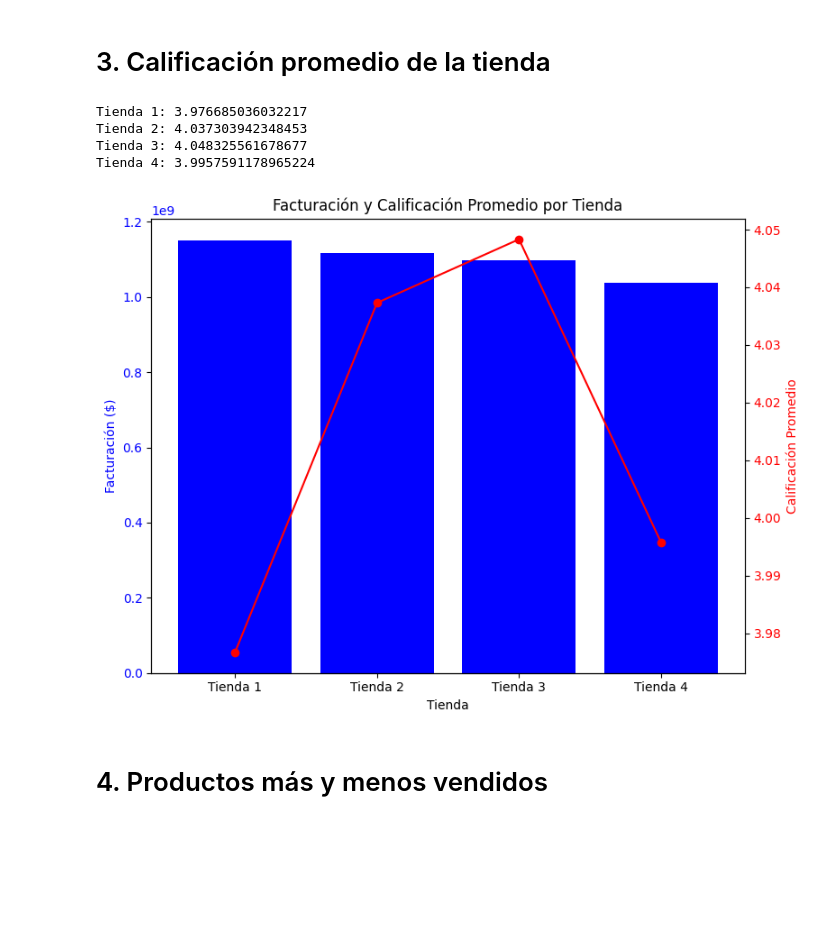
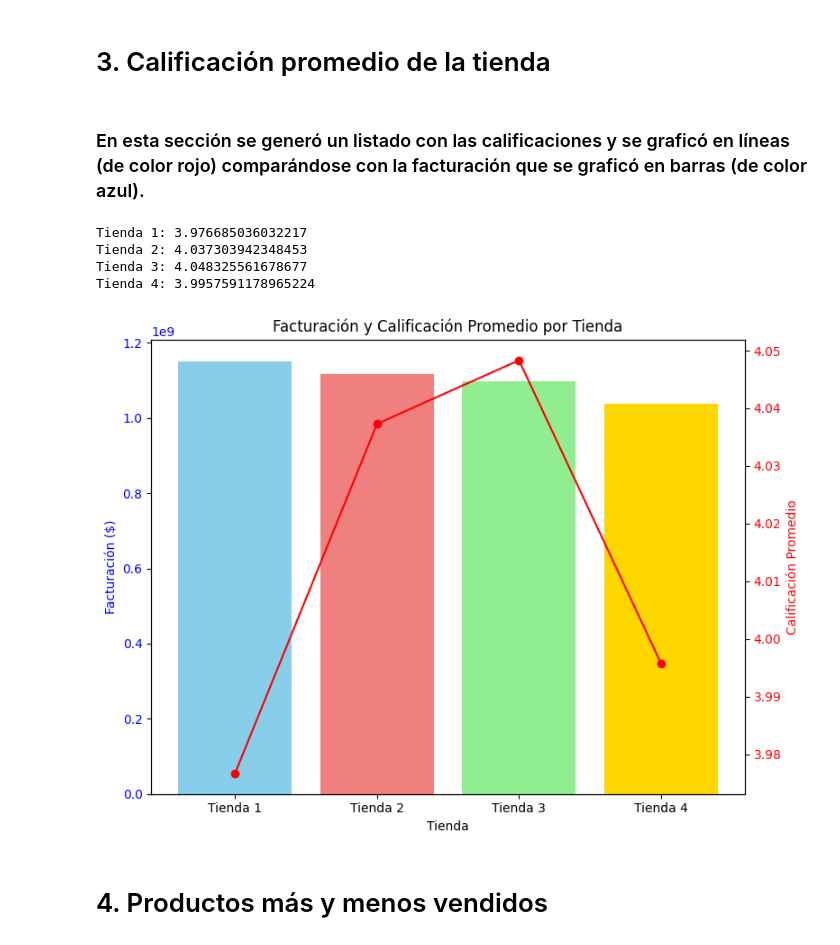
Before and after one commit to Aldo-CL/Challenge-Alura-Store-Aldo-Gonzalez, a Jupyter notebook: AluraStoreLatam.ipynb, the cells around one changed output. Drawn from its saved outputs; the diff is of its cells as text; code cells hidden in the pictures; blank space fills up the shorter version.

```diff
--- a/AluraStoreLatam.ipynb
+++ b/AluraStoreLatam.ipynb
@@ -156,31 +157,34 @@ Name: count, dtype: int64
 [figure]
 # %% [markdown]
 # 3. Calificación promedio de la tienda
+# %% [markdown]
+### En esta sección se generó un listado con las calificaciones y se graficó en líneas (de color rojo) comparándose con la facturación que se graficó en barras (de color azul).
 # %%
 for t in ts:
     print(f"Tienda {t[0]}: {t[1]['Calificación'].mean()}")
 
 fig, ax1 = plt.subplots(figsize=(8, 6))
 
-ax1.bar(tiendas, facturacion, color='blue', label='Facturación')
+colors = ['skyblue', 'lightcoral', 'lightgreen', 'gold']
+ax1.bar(tiendas, facturacion, color=colors, label='Facturación')
 ax1.set_xlabel('Tienda')
 ax1.set_ylabel('Facturación ($)', color='blue')
 ax1.tick_params(axis='y', labelcolor='blue')
 
 ax2 = ax1.twinx()
 calificaciones = [t[1]['Calificación'].mean() for t in ts]
 ax2.plot(tiendas, calificaciones, color='red', marker='o', label='Calificación Promedio')
 ax2.set_ylabel('Calificación Promedio', color='red')
 ax2.tick_params(axis='y', labelcolor='red')
 
 plt.title('Facturación y Calificación Promedio por Tienda')
 fig.tight_layout()
 plt.show()
 # %% [output]
 Tienda 1: 3.976685036032217
 Tienda 2: 4.037303942348453
 Tienda 3: 4.048325561678677
 Tienda 4: 3.9957591178965224
-[figure, old version]
+[figure, new version]
 # %% [markdown]
 # 4. Productos más y menos vendidos
```
Also changed, not shown: parts of 6 cells of this notebook.
